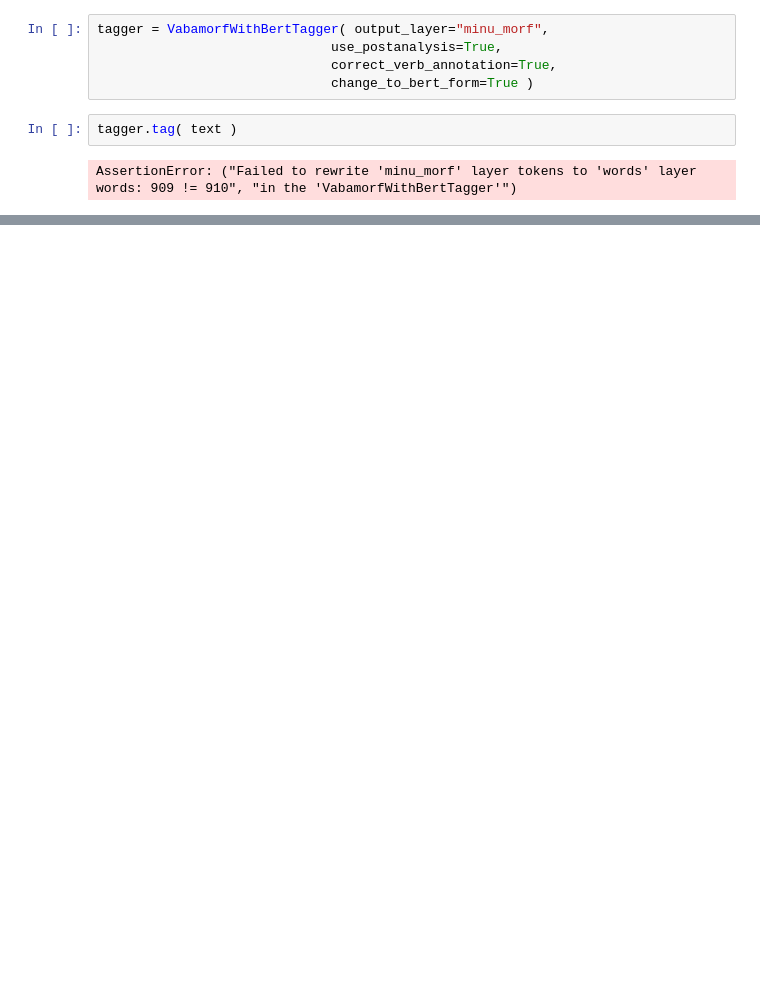
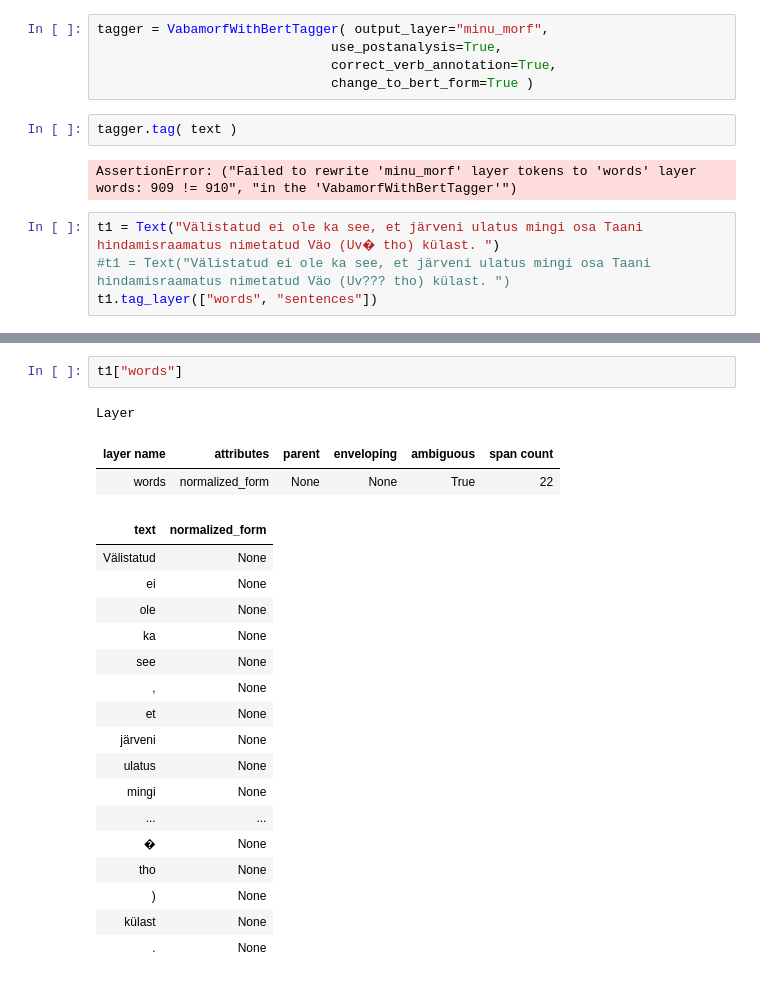
Before and after one commit to estnltk/estnltk-model-training, a Jupyter notebook: ud_morph_tools/eval_vabamorf_with_bert/VabamorfWithBertTagger_tagging_problem.ipynb, the cells around one changed output, grey strips where cells are left out. Saved outputs shown, nothing was run; the diff lists cells and outputs as text; blank space fills up the shorter version.

```diff
--- a/ud_morph_tools/eval_vabamorf_with_bert/VabamorfWithBertTagger_tagging_problem.ipynb
+++ b/ud_morph_tools/eval_vabamorf_with_bert/VabamorfWithBertTagger_tagging_problem.ipynb
@@ -34,3 +60,7 @@ tagger = VabamorfWithBertTagger( output_layer="minu_morf",
 tagger.tag( text )
 # %% [output]
 AssertionError: ("Failed to rewrite 'minu_morf' layer tokens to 'words' layer words: 909 != 910", "in the 'VabamorfWithBertTagger'")
+# %%
+t1 = Text("Välistatud ei ole ka see, et järveni ulatus mingi osa Taani hindamisraamatus nimetatud Väo (Uv� tho) külast. ")
+#t1 = Text("Välistatud ei ole ka see, et järveni ulatus mingi osa Taani hindamisraamatus nimetatud Väo (Uv??? tho) külast. ")
+t1.tag_layer(["words", "sentences"])
@@ -36,0 +75,23 @@ AssertionError: ("Failed to rewrite 'minu_morf' layer tokens to 'words' layer wo
+# %%
+t1["words"]
+# %% [output]
+Layer
+| layer name | attributes | parent | enveloping | ambiguous | span count |
+| words | normalized_form | None | None | True | 22 |
+| text | normalized_form |
+| Välistatud | None |
+| ei | None |
+| ole | None |
+| ka | None |
+| see | None |
+| , | None |
+| et | None |
+| järveni | None |
+| ulatus | None |
+| mingi | None |
+| ... | ... |
+| � | None |
+| tho | None |
+| ) | None |
+| külast | None |
+| . | None |
```
Also changed, not shown: parts of 5 cells of this notebook.
